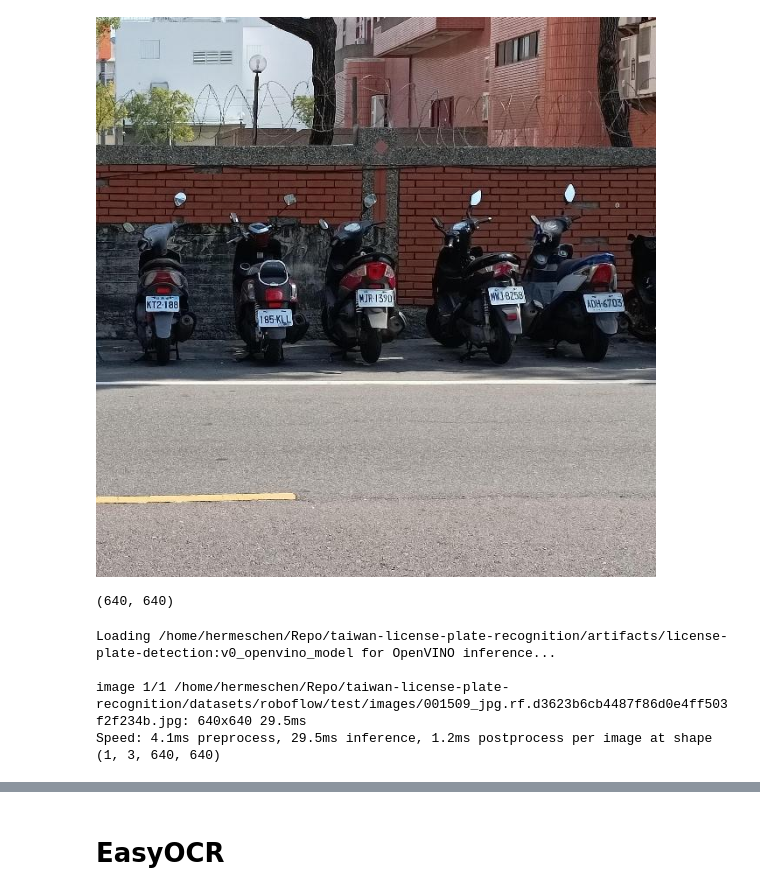
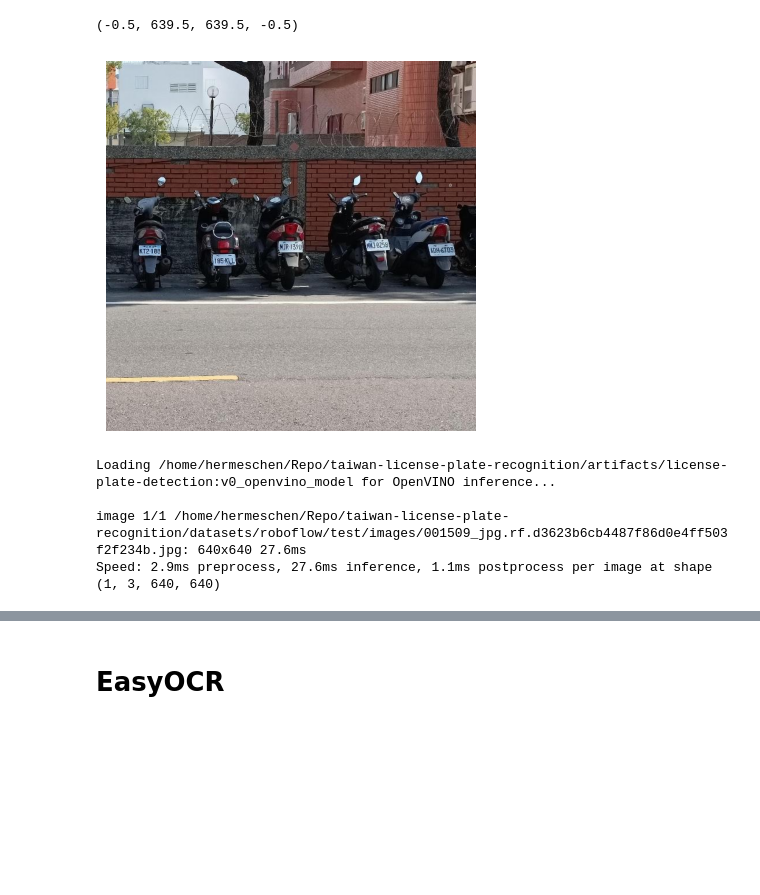
Before and after one commit to hermeschen1116/taiwan-license-plate-recognition, a Jupyter notebook: src/scripts/ocr/test_ocr_method.ipynb, the cells around one changed output, grey strips where cells are left out. Drawn from its saved outputs; the diff is of its cells as text; code cells hidden in the pictures; blank space fills up the shorter version.

Commit message:
refactor(src/scripts/ocr/test_ocr_method.ipynb): update test code

```diff
--- a/src/scripts/ocr/test_ocr_method.ipynb
+++ b/src/scripts/ocr/test_ocr_method.ipynb
@@ -12,16 +16,11 @@ from taiwan_license_plate_recognition.Utils import extract_license_number_paddle
 # %%
 project_root: str = os.environ.get("PROJECT_ROOT", "")
-test_multi_image_path: str = (
-	f"{project_root}/datasets/roboflow/test/images/001509_jpg.rf.d3623b6cb4487f86d0e4ff503f2f234b.jpg"
-)
+image_path: str = f"{project_root}/datasets/roboflow/test/images/001509_jpg.rf.d3623b6cb4487f86d0e4ff503f2f234b.jpg"
 # %%
-image = Image.open(test_multi_image_path)
-image
+pyplot.imshow(Image.open(image_path))
+pyplot.axis("off")
 # %% [output]
+(-0.5, 639.5, 639.5, -0.5)
-[figure, old version]
+[figure, new version]
-# %%
-image.size
-# %% [output]
-(640, 640)
 # %%
 from ultralytics import YOLO
@@ -30,8 +29,8 @@ yolo_model = YOLO(f"{project_root}/artifacts/license-plate-detection:v0_openvino
 # %%
-results = yolo_model.predict(test_multi_image_path)
+results = yolo_model.predict(image_path)
 # %% [output]
 Loading /home/hermeschen/Repo/taiwan-license-plate-recognition/artifacts/license-plate-detection:v0_openvino_model for OpenVINO inference...
 
-image 1/1 /home/hermeschen/Repo/taiwan-license-plate-recognition/datasets/roboflow/test/images/001509_jpg.rf.d3623b6cb4487f86d0e4ff503f2f234b.jpg: 640x640 29.5ms
-Speed: 4.1ms preprocess, 29.5ms inference, 1.2ms postprocess per image at shape (1, 3, 640, 640)
+image 1/1 /home/hermeschen/Repo/taiwan-license-plate-recognition/datasets/roboflow/test/images/001509_jpg.rf.d3623b6cb4487f86d0e4ff503f2f234b.jpg: 640x640 27.6ms
+Speed: 2.9ms preprocess, 27.6ms inference, 1.1ms postprocess per image at shape (1, 3, 640, 640)
 # %%
```
Also changed, not shown: parts of 17 cells of this notebook.
